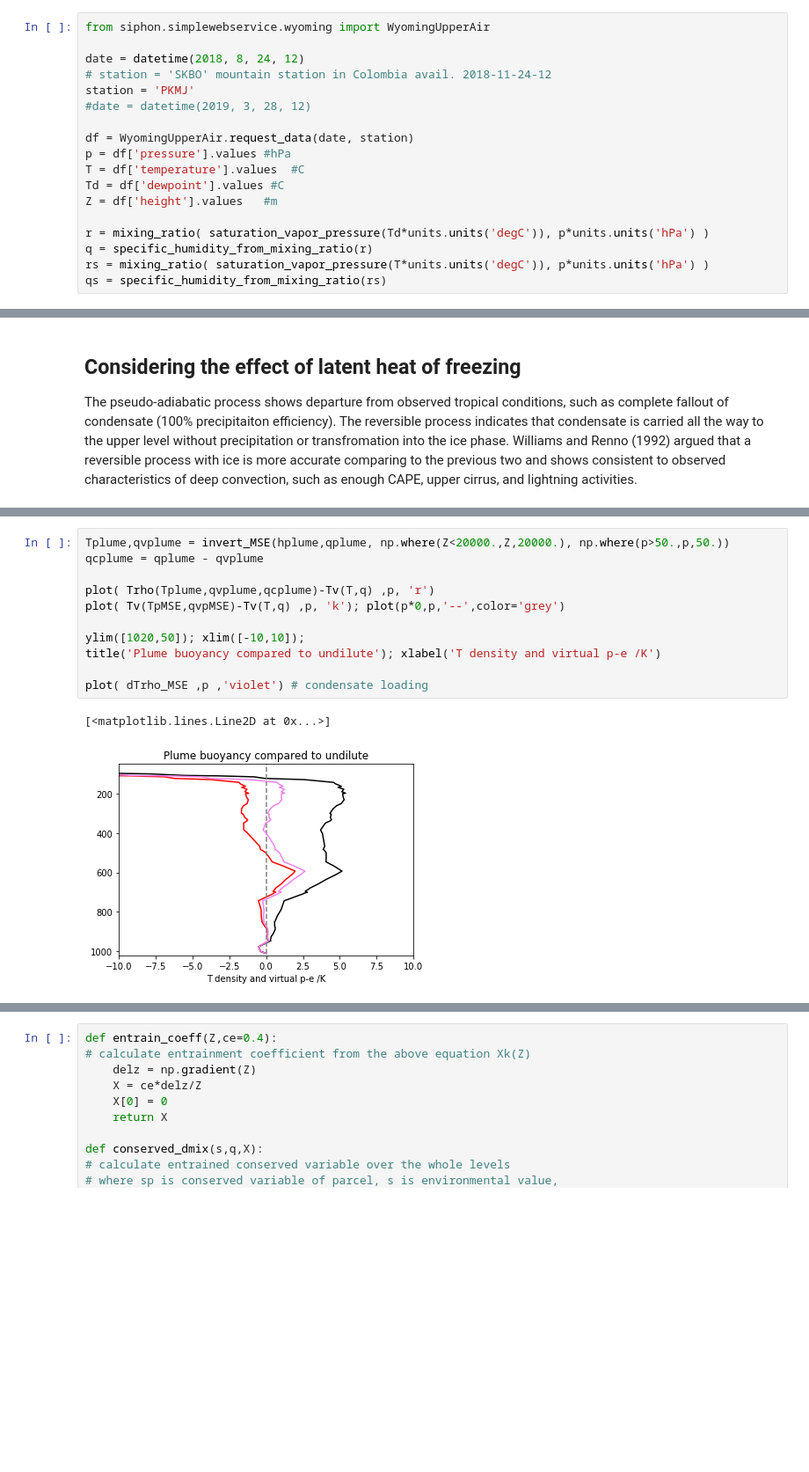
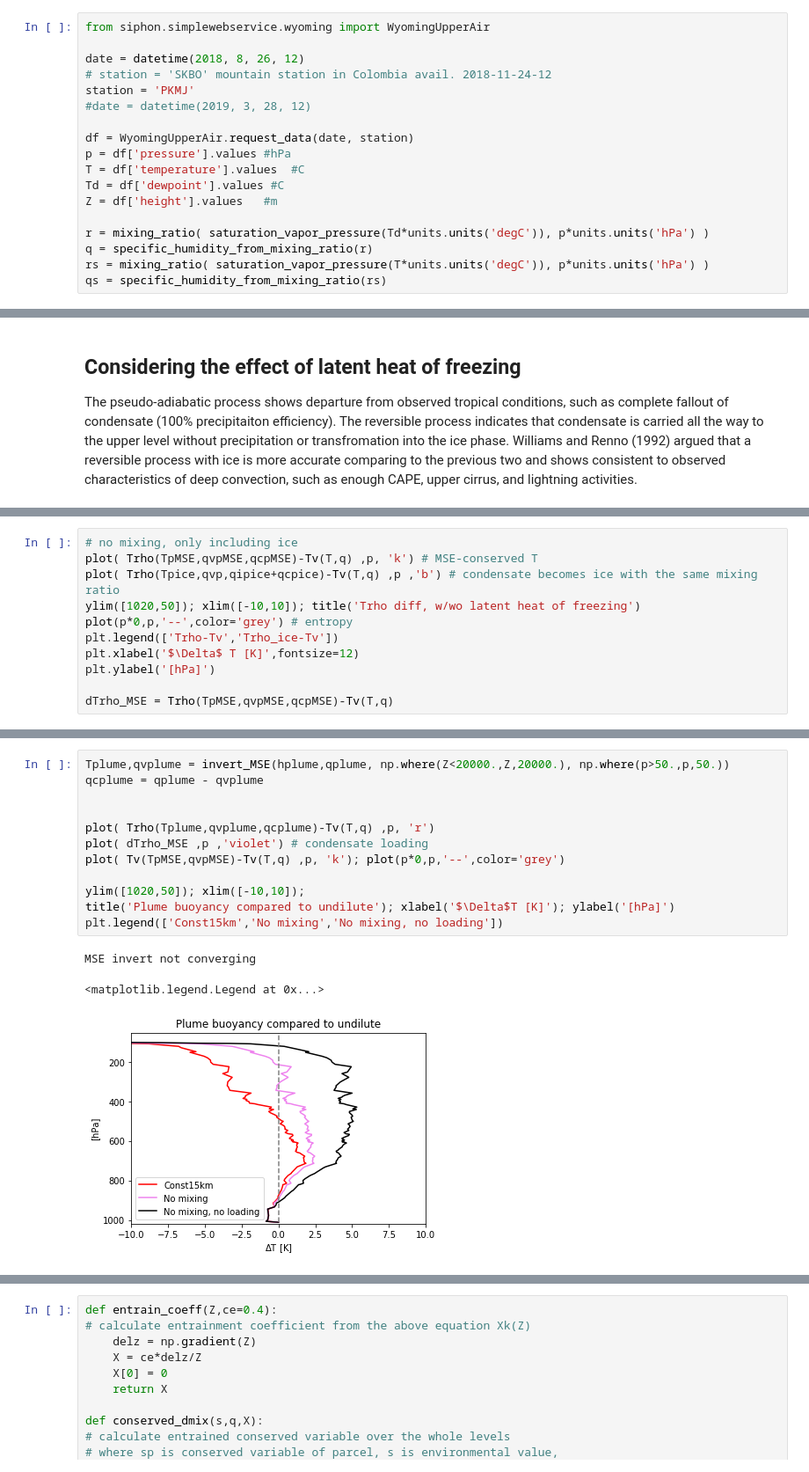
Before and after one commit to weiming9115/ATM663_convection_meso, a Jupyter notebook: Resources/Notebooks/Real_Parcel_Buoyancy_weiming.ipynb, the cells around one changed output, grey strips where cells are left out. Shown at 88% size. Cells and saved outputs as stored; diff of their text form; blank space fills up the shorter version.

```diff
--- a/Resources/Notebooks/Real_Parcel_Buoyancy_weiming.ipynb
+++ b/Resources/Notebooks/Real_Parcel_Buoyancy_weiming.ipynb
@@ -59,7 +55,7 @@ http://weather.uwyo.edu/upperair/sounding.html
 # %%
 from siphon.simplewebservice.wyoming import WyomingUpperAir
 
-date = datetime(2018, 8, 24, 12)
+date = datetime(2018, 8, 26, 12)
 # station = 'SKBO' mountain station in Colombia avail. 2018-11-24-12
 station = 'PKMJ'
 #date = datetime(2019, 3, 28, 12)
@@ -531,0 +497,11 @@ ylim([0,18])
+# %%
+# no mixing, only including ice
+plot( Trho(TpMSE,qvpMSE,qcpMSE)-Tv(T,q) ,p, 'k') # MSE-conserved T
+plot( Trho(Tpice,qvp,qipice+qcpice)-Tv(T,q) ,p ,'b') # condensate becomes ice with the same mixing ratio
+ylim([1020,50]); xlim([-10,10]); title('Trho diff, w/wo latent heat of freezing')
+plot(p*0,p,'--',color='grey') # entropy
+plt.legend(['Trho-Tv','Trho_ice-Tv'])
+plt.xlabel('$\Delta$ T [K]',fontsize=12)
+plt.ylabel('[hPa]')
+
+dTrho_MSE = Trho(TpMSE,qvpMSE,qcpMSE)-Tv(T,q)
@@ -562,15 +620,17 @@ plot(hplume/1000, p, 'r') # entrained plume
 # %%
 Tplume,qvplume = invert_MSE(hplume,qplume, np.where(Z<20000.,Z,20000.), np.where(p>50.,p,50.))
 qcplume = qplume - qvplume
 
+
 plot( Trho(Tplume,qvplume,qcplume)-Tv(T,q) ,p, 'r')
+plot( dTrho_MSE ,p ,'violet') # condensate loading
 plot( Tv(TpMSE,qvpMSE)-Tv(T,q) ,p, 'k'); plot(p*0,p,'--',color='grey')
 
 ylim([1020,50]); xlim([-10,10]);
-title('Plume buoyancy compared to undilute'); xlabel('T density and virtual p-e /K')
-
-plot( dTrho_MSE ,p ,'violet') # condensate loading
+title('Plume buoyancy compared to undilute'); xlabel('$\Delta$T [K]'); ylabel('[hPa]')
+plt.legend(['Const15km','No mixing','No mixing, no loading'])
 # %% [output]
-[<matplotlib.lines.Line2D at 0x...>]
+MSE invert not converging
+<matplotlib.legend.Legend at 0x...>
-[figure, old version]
+[figure, new version]
 # %% [markdown]
```
Also changed, not shown: parts of 37 cells of this notebook.
